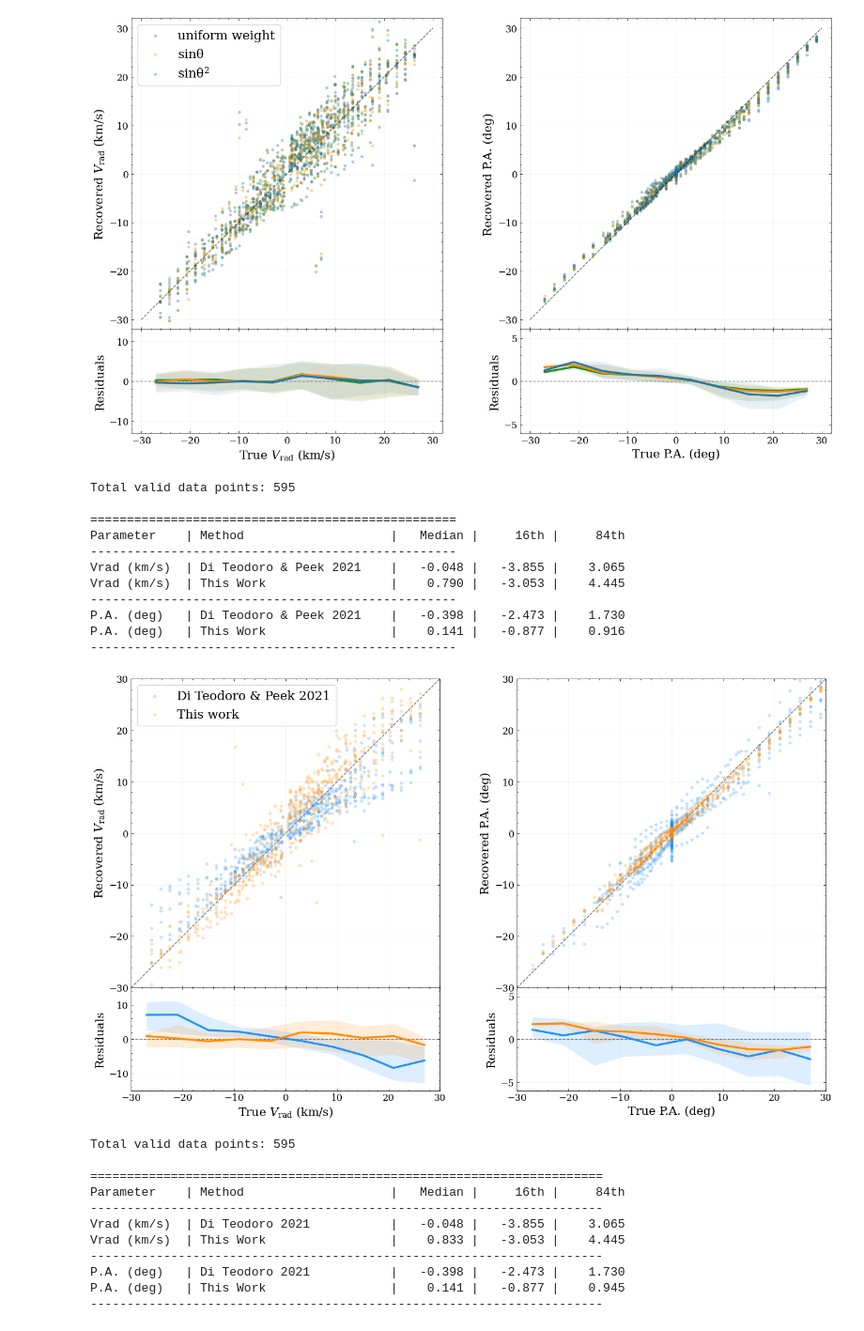
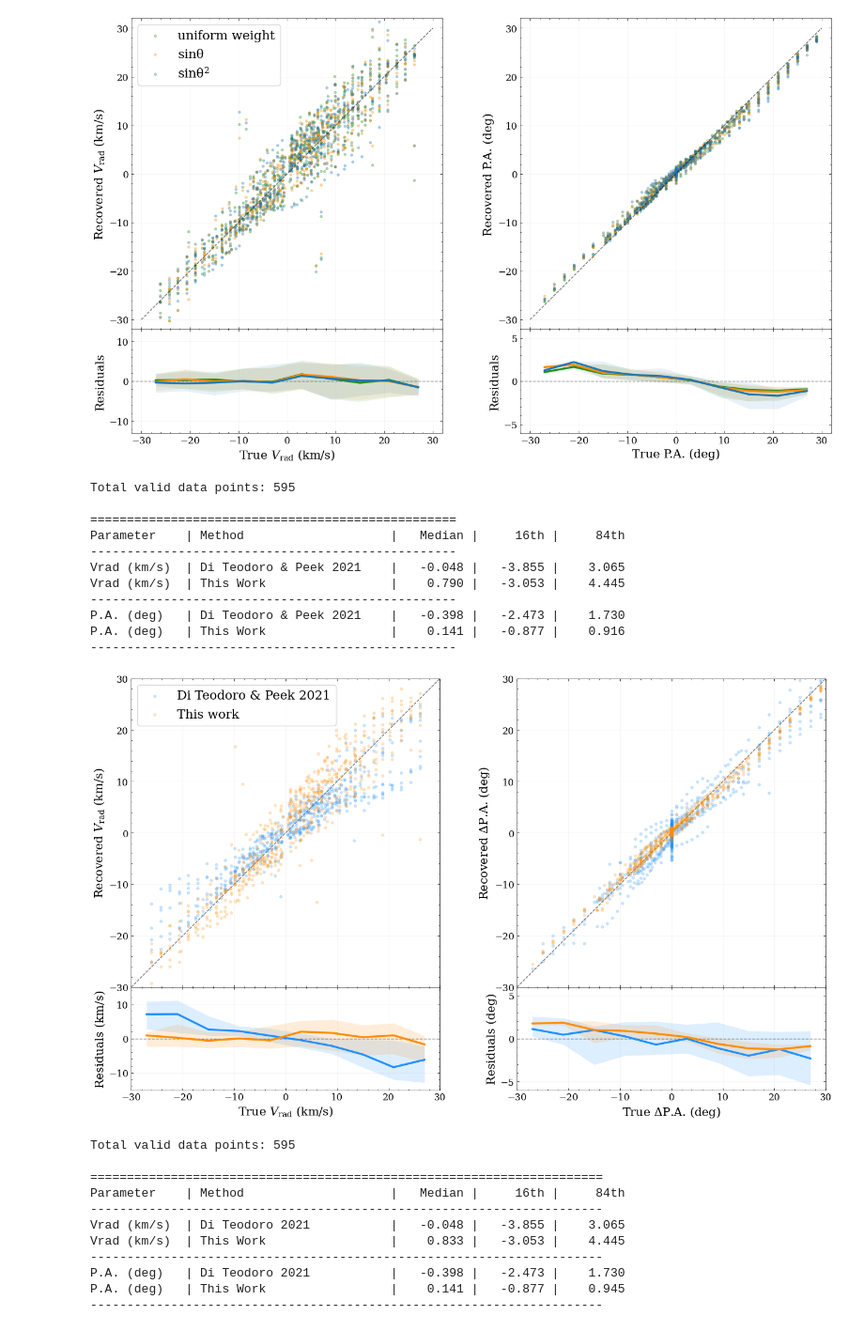
Before and after one commit to linwwwwww/method_plot, a Jupyter notebook: figure2_comparewithDi.ipynb, the cells around one changed output. Shown at 94% size. Drawn from its saved outputs; the diff is of its cells as text; code cells hidden in the pictures.

```diff
--- a/figure2_comparewithDi.ipynb
+++ b/figure2_comparewithDi.ipynb
@@ -1778,7 +1778,7 @@ def plot_comparison(df):
 
     tasks = [
         (r"$V_{\rm rad}$ (km/s)", "True_VRAD", "R1_VRAD", "R2_VRAD", False, 0),
-        ("P.A. (deg)",      "True_PA",   "R1_PA",   "R2_PA",   True,  1)
+        ("$\Delta$P.A. (deg)",      "True_PA",   "R1_PA",   "R2_PA",   True,  1)
     ]
 
     for label, t_col, r1_col, r2_col, is_pa, col_idx in tasks:
@@ -1814,7 +1814,10 @@ def plot_comparison(df):
             ax_sc.legend(loc='upper left', frameon=True, fontsize=16)
 
         ax_rs.axhline(0, color='k', linestyle='--', alpha=0.5)
-        ax_rs.set_ylabel("Residuals")
+        if is_pa:
+            ax_rs.set_ylabel("Residuals (deg)")
+        else:
+            ax_rs.set_ylabel("Residuals (km/s)")
         ax_rs.set_xlabel(f"True {label}")
 
         ax_sc.set_xlim(-30, 30)
@@ -1827,34 +1830,34 @@ def plot_comparison(df):
         ax_rs.grid(True, alpha=0.15)
 
     plt.savefig("vrad_pa_comparison_snapped.pdf", dpi=300,bbox_inches='tight')
     plt.show()
 
 # ==========================================
 # 6. Execution
 # ==========================================
 if __name__ == "__main__":
     data = load_data()
     if not data.empty:
         print(f"Total valid data points: {len(data)}")
         # 1. 打印统计数值
         print_summary_stats(data)
         # 2. 绘图
         plot_comparison(data)
     else:
         print("Error: No data found. Please verify the folder paths.")
 # %% [output]
 Total valid data points: 595
 
 ==================================================
 Parameter    | Method                    |   Median |     16th |     84th
 --------------------------------------------------
 Vrad (km/s)  | Di Teodoro & Peek 2021    |   -0.048 |   -3.855 |    3.065
 Vrad (km/s)  | This Work                 |    0.790 |   -3.053 |    4.445
 --------------------------------------------------
 P.A. (deg)   | Di Teodoro & Peek 2021    |   -0.398 |   -2.473 |    1.730
 P.A. (deg)   | This Work                 |    0.141 |   -0.877 |    0.916
 --------------------------------------------------
-[figure, old version]
+[figure, new version]
 # %%
 # ... 前面部分代码保持不变 ...
 
```
Also changed, not shown: parts of 1 cell of this notebook, 13 other files.
